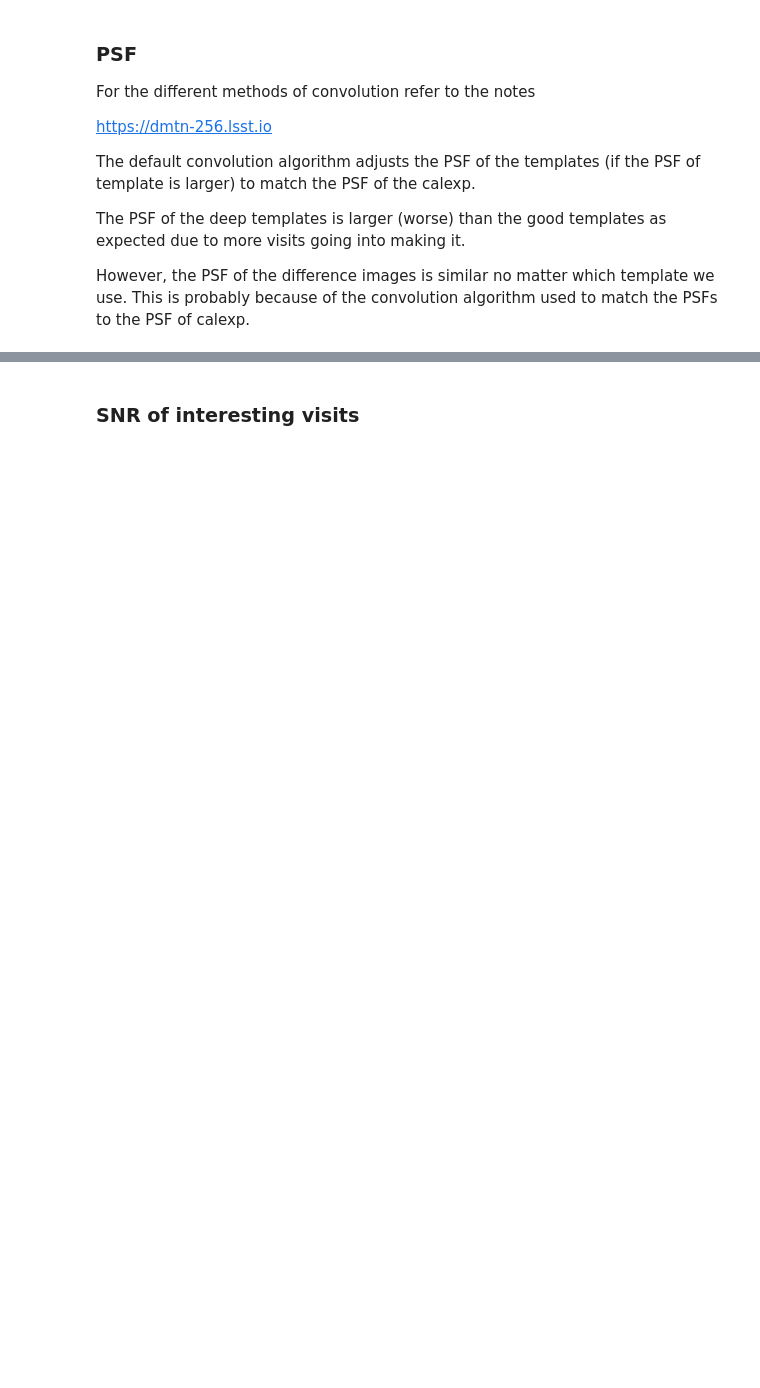
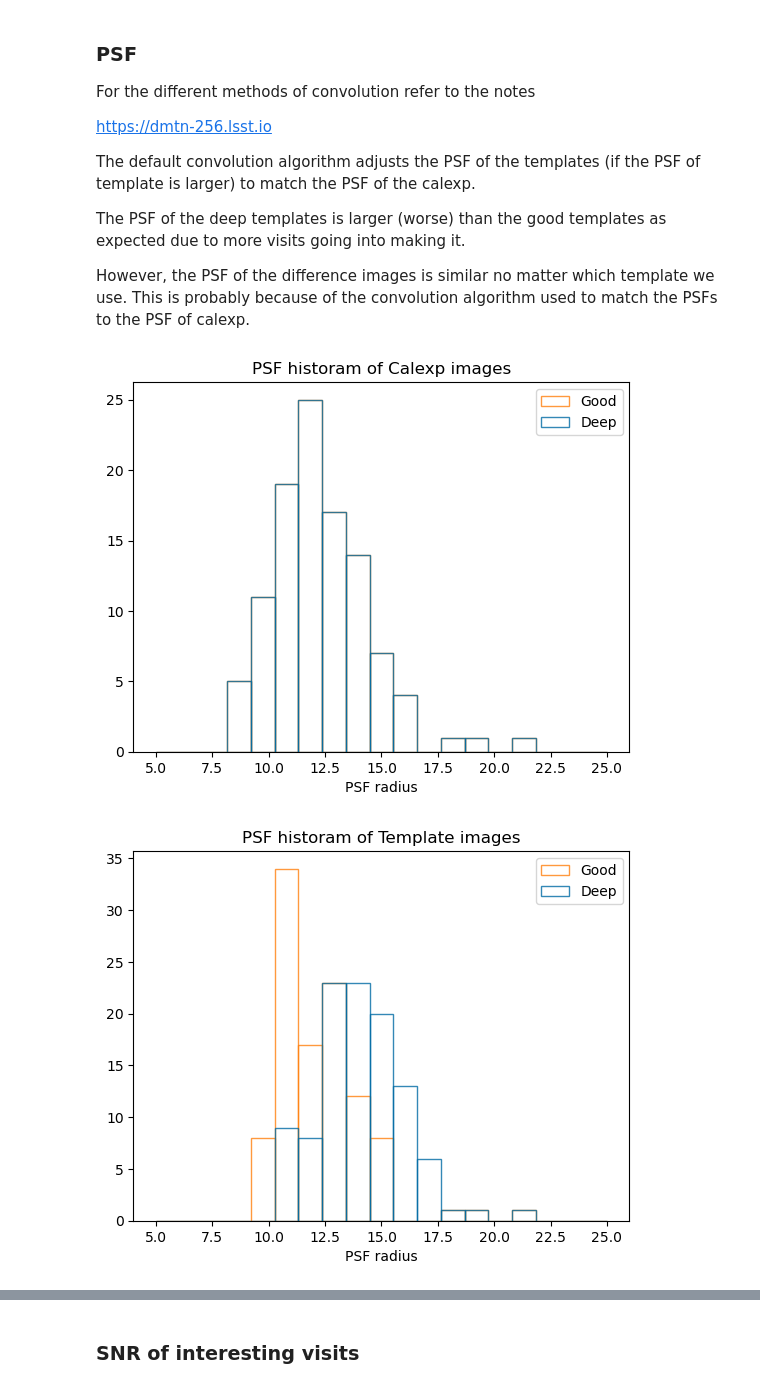
Before and after one commit to lsst-dm/vv-team-notebooks, a Jupyter notebook: notebooks/PREOPS-4952-variance-psf-summary.ipynb, the cells around one changed output, grey strips where cells are left out. Saved outputs shown, nothing was run; the diff lists cells and outputs as text; code cells hidden in the pictures; blank space fills up the shorter version.

```diff
--- a/notebooks/PREOPS-4952-variance-psf-summary.ipynb
+++ b/notebooks/PREOPS-4952-variance-psf-summary.ipynb
@@ -350,20 +368,29 @@ The PSF of the deep templates is larger (worse) than the good templates as expec
 However, the PSF of the difference images is similar no matter which template we use. This is probably because of the convolution algorithm used to match the PSFs to the PSF of calexp.
 # %%
 bins=np.linspace(5, 25, 20)
-plt.hist(psf_radius_calexp_deep, bins=bins, alpha=0.8, edgecolor='orange', label='Deep', facecolor="None")
-plt.hist(psf_radius_calexp_good, bins=bins, alpha=0.8, edgecolor='blue', label='Good', facecolor="None")
+plt.hist(psf_radius_calexp_good, bins=bins, alpha=0.8, edgecolor='C1', label='Good', facecolor="None")
+plt.hist(psf_radius_calexp_deep, bins=bins, alpha=0.8, edgecolor='C0', label='Deep', facecolor="None")
 plt.xlabel('PSF radius')
 plt.title('PSF historam of Calexp images')
 plt.legend()
+plt.show()
+plt.close()
 
-plt.hist(psf_radius_template_deep, bins=bins, alpha=0.8, edgecolor='orange', label='Deep', facecolor="None")
-plt.hist(psf_radius_template_good,bins=bins,  alpha=0.8, edgecolor='blue', label='Good', facecolor="None")
+plt.hist(psf_radius_template_good,bins=bins,  alpha=0.8, edgecolor='C1', label='Good', facecolor="None")
+plt.hist(psf_radius_template_deep, bins=bins, alpha=0.8, edgecolor='C0', label='Deep', facecolor="None")
 plt.xlabel('PSF radius')
 plt.title('PSF historam of Template images')
 plt.legend()
+plt.show()
+plt.close()
 
-plt.hist(psf_radius_diff_deep, bins=bins, alpha=0.8, edgecolor='orange', label='Deep', facecolor="None")
-plt.hist(psf_radius_diff_good, bins=bins, alpha=0.8, edgecolor='blue', label='Good', facecolor="None")
+plt.hist(psf_radius_diff_good, bins=bins, alpha=0.8, edgecolor='C1', label='Good', facecolor="None")
+plt.hist(psf_radius_diff_deep, bins=bins, alpha=0.8, edgecolor='C0', label='Deep', facecolor="None")
 plt.xlabel('PSF radius')
 plt.title('PSF historam of Difference images: Default convolution to match to calexp PSF')
 plt.legend()
+plt.show()
+plt.close()
+# %% [output]
+[figure, added]
+[figure, added]
```
Also changed, not shown: parts of 12 cells of this notebook.
